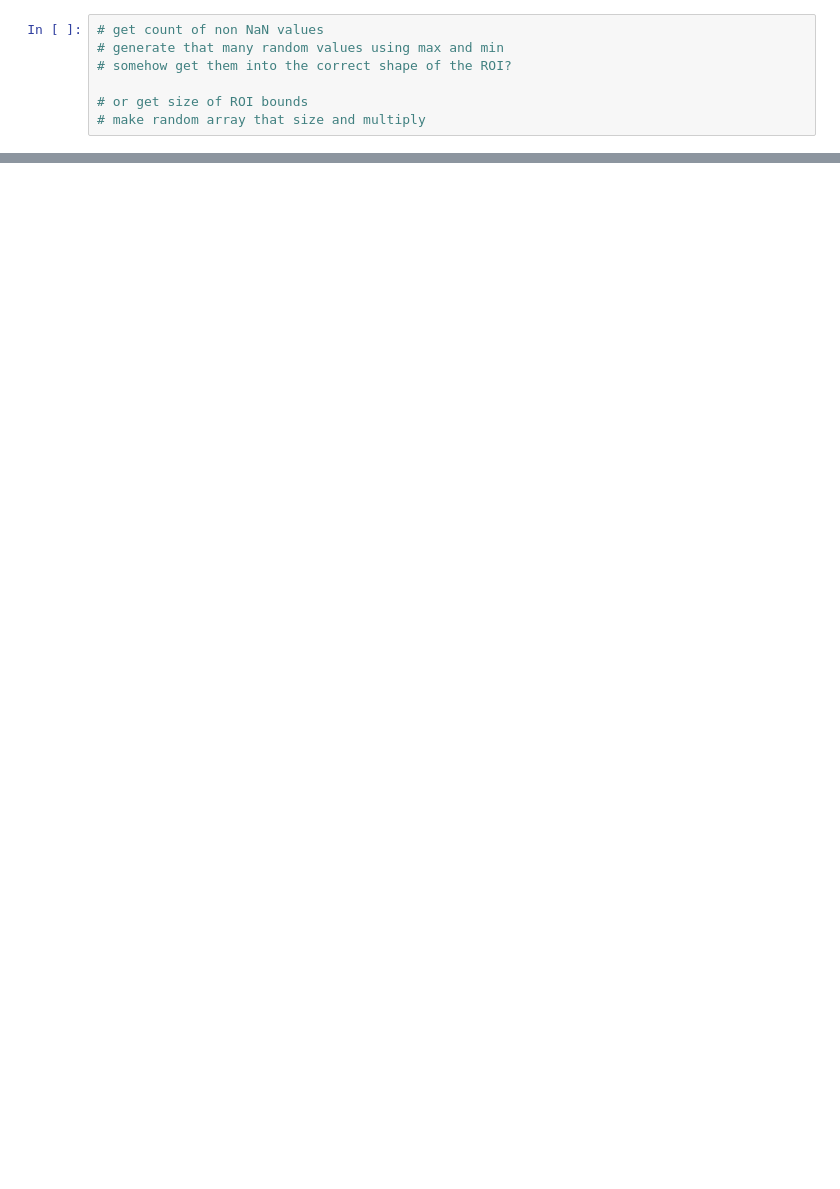
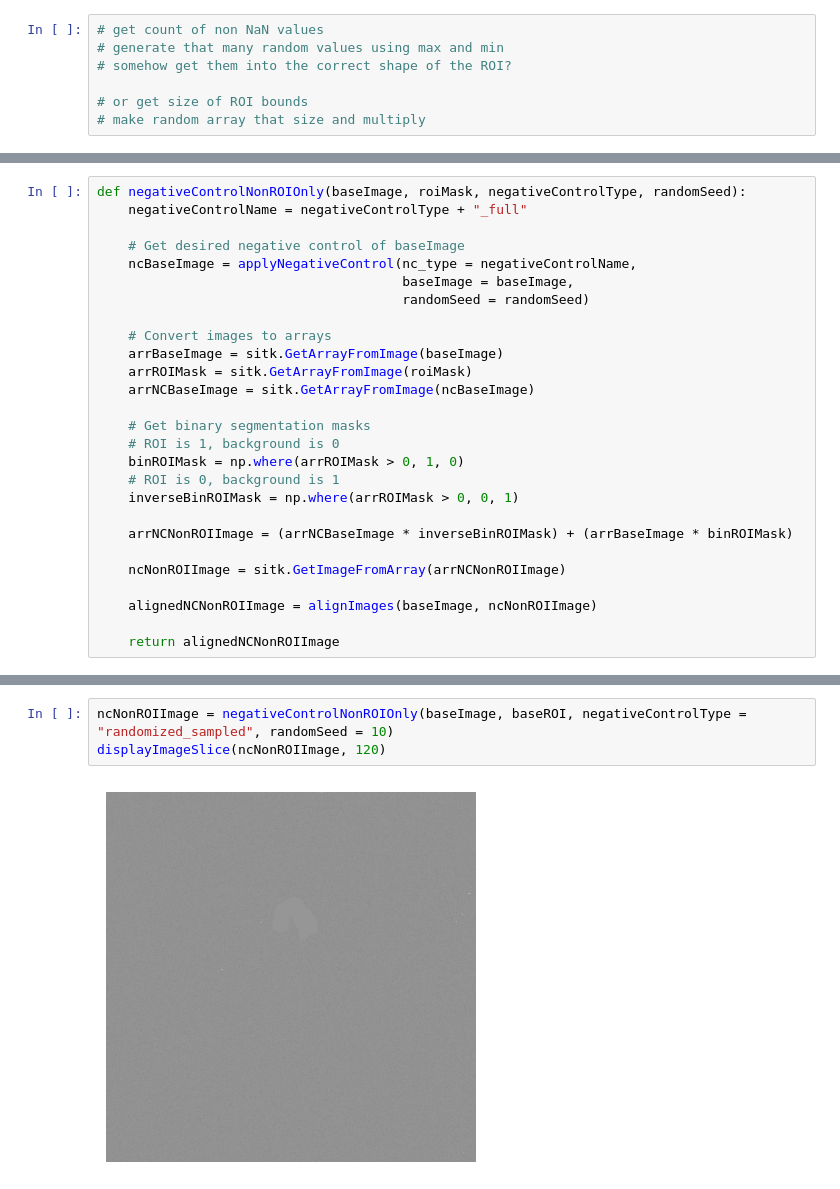
Before and after one commit to bhklab/readii, a Jupyter notebook: notebooks/optimize_negative_controls.ipynb, the cells around one changed output, grey strips where cells are left out. Drawn from its saved outputs; the diff is of its cells as text; blank space fills up the shorter version.

```diff
--- a/notebooks/optimize_negative_controls.ipynb
+++ b/notebooks/optimize_negative_controls.ipynb
@@ -40,0 +104,27 @@ arrNewBaseImage = arrBaseImage.copy()
+# %%
+def negativeControlNonROIOnly(baseImage, roiMask, negativeControlType, randomSeed):
+    negativeControlName = negativeControlType + "_full"
+
+    # Get desired negative control of baseImage
+    ncBaseImage = applyNegativeControl(nc_type = negativeControlName,
+                                       baseImage = baseImage,
+                                       randomSeed = randomSeed)
+
+    # Convert images to arrays
+    arrBaseImage = sitk.GetArrayFromImage(baseImage)
+    arrROIMask = sitk.GetArrayFromImage(roiMask)
+    arrNCBaseImage = sitk.GetArrayFromImage(ncBaseImage)
+
+    # Get binary segmentation masks
+    # ROI is 1, background is 0
+    binROIMask = np.where(arrROIMask > 0, 1, 0)
+    # ROI is 0, background is 1
+    inverseBinROIMask = np.where(arrROIMask > 0, 0, 1)
+
+    arrNCNonROIImage = (arrNCBaseImage * inverseBinROIMask) + (arrBaseImage * binROIMask)
+
+    ncNonROIImage = sitk.GetImageFromArray(arrNCNonROIImage)
+
+    alignedNCNonROIImage = alignImages(baseImage, ncNonROIImage)
+
+    return alignedNCNonROIImage
@@ -40,0 +136,5 @@ arrNewBaseImage = arrBaseImage.copy()
+# %%
+ncNonROIImage = negativeControlNonROIOnly(baseImage, baseROI, negativeControlType = "randomized_sampled", randomSeed = 10)
+displayImageSlice(ncNonROIImage, 120)
+# %% [output]
+[figure, added]
```
Also changed, not shown: parts of 8 cells of this notebook.
